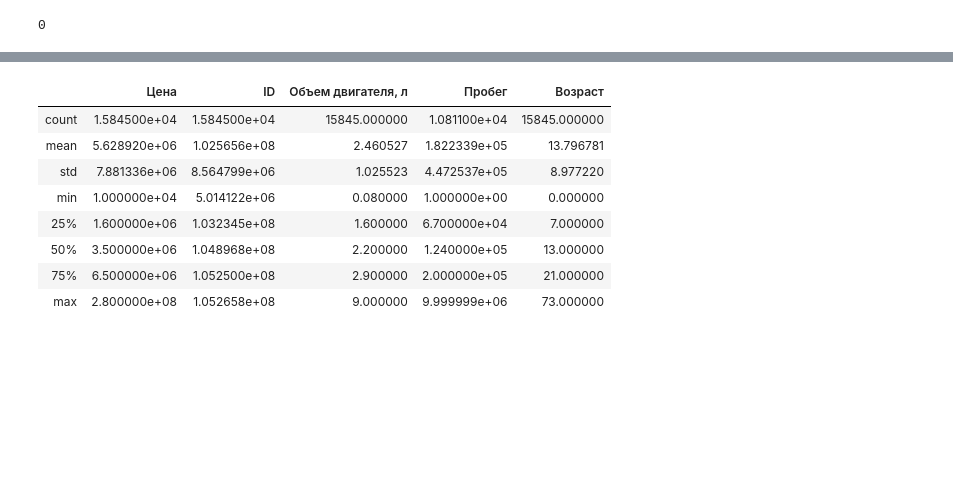
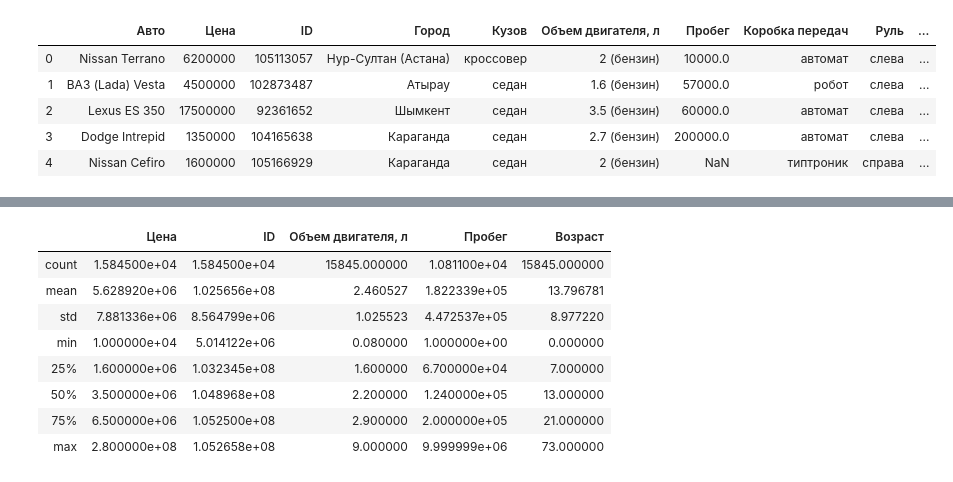
Before and after one commit to bakhtiyar-s/Kolesa.kz-EDA, a Jupyter notebook: Kolesa.kz exploratory data analysis.ipynb, the cells around one changed output, grey strips where cells are left out. Cells and saved outputs as stored; diff of their text form; code cells hidden in the pictures; blank space fills up the shorter version.

```diff
--- a/Kolesa.kz exploratory data analysis.ipynb
+++ b/Kolesa.kz exploratory data analysis.ipynb
@@ -12,55 +34,14 @@ import math
 import statsmodels.api as sm
 import matplotlib.ticker as mtick
 import seaborn as sns
-# %%
-data = pd.DataFrame()
-attibutes= pd.DataFrame()
-base_site = "https://kolesa.kz/cars/?"
-inner_site = "https://kolesa.kz/a/show/"
-
-for i in range(1):
-    if i%5 == 0:
-        print(i)
-    response = requests.get(base_site+"page={}".format(i))
-    html = response.content
-#     print(response.status_code)
-    soup = BeautifulSoup(html, 'lxml')
-
-    divs = soup.find_all('div', {'class': 'a-info-side col-right-list'})
-    a = [divs.find('a', class_='list-link ddl_product_link') for divs in divs]
-    ID = [a['data-product-id'] for a in a]
-    car_name = [divs.find('a').string for divs in divs]
-    price = [divs.find('span', class_="price").text for divs in divs]
-    price = [int(''.join(price.split('                    ')[1].split('\xa0')[:-1])) for price in price]
-
-    for k in ID:
-#         print(k)
-        response2 = requests.get(inner_site+"{}".format(k))
-        html2 = response2.content
-        soup2 = BeautifulSoup(html2, 'lxml')
-        h1 = soup2.find('h1', {'class': 'offer__title'})
-        brand = h1.find('span', itemprop="brand").string
-        if h1.find('span', itemprop="name") != None:
-            make = h1.find('span', itemprop="name").string
-        year = int(h1.find('span', class_="year").string)
-
-        div = soup2.find('div', {'class': 'offer__parameters'})
-        d={}
-        for i in div.find_all('dt'):
-            if i.find('span') != None:
-                d['{}'.format(i.find('span').string)]=div.find('dt', title=i['title']).parent.find('dd').string.strip()
-        d.update({'Марка': brand, 'Модель': make, 'Год выпуска': year})
-        data1 = [d]
-#         print(data1)
-        attibutes = attibutes.append(data1,ignore_index=True,sort=False)
-
-    new_data=pd.DataFrame()
-    new_data['Car_Name'] = car_name
-    new_data['Price'] = price
-    new_data['ID'] = ID
-    data = pd.concat([data,new_data], axis=0, ignore_index=True)
-data = data.join(attibutes)
-# %% [output]
-0
 # %%
-# data.to_excel(r'C:\Users\ecws\Desktop\Udemy\Kolesa3.xlsx', index = False)
+# read dataset and display first 5 rows
+data = pd.read_excel(r'C:\Users\ecws\Desktop\Udemy\Kolesa_data.xlsx')
+data.head()
+# %% [output]
+|  | Авто | Цена | ID | Город | Кузов | Объем двигателя, л | Пробег | Коробка передач | Руль | ... |
+| 0 | Nissan Terrano | 6200000 | 105113057 | Нур-Султан (Астана) | кроссовер | 2 (бензин) | 10000.0 | автомат | слева | ... |
+| 1 | ВАЗ (Lada) Vesta | 4500000 | 102873487 | Атырау | седан | 1.6 (бензин) | 57000.0 | робот | слева | ... |
+| 2 | Lexus ES 350 | 17500000 | 92361652 | Шымкент | седан | 3.5 (бензин) | 60000.0 | автомат | слева | ... |
+| 3 | Dodge Intrepid | 1350000 | 104165638 | Караганда | седан | 2.7 (бензин) | 200000.0 | автомат | слева | ... |
+| 4 | Nissan Cefiro | 1600000 | 105166929 | Караганда | седан | 2 (бензин) | NaN | типтроник | справа | ... |
```
Also changed, not shown: parts of 36 cells of this notebook.
